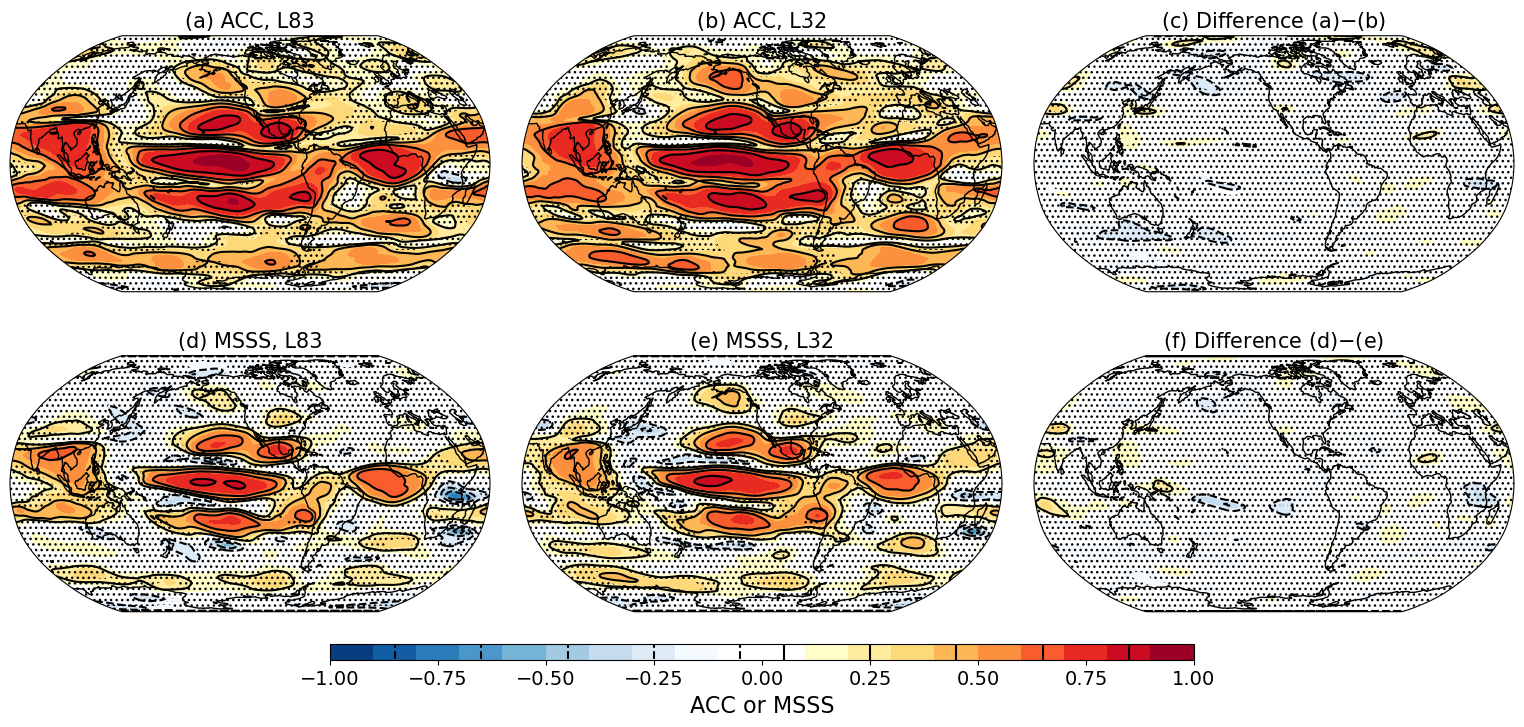
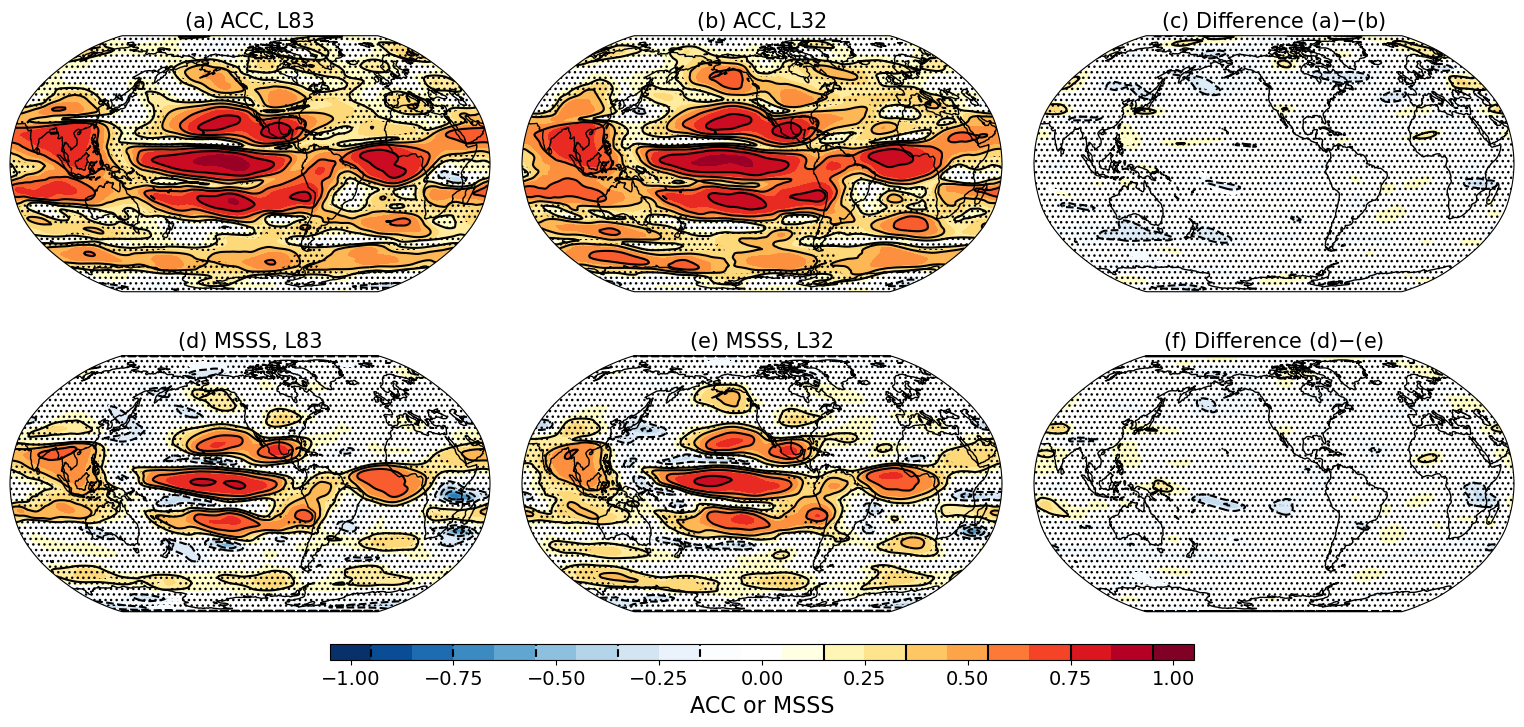
The change to this notebook cell's code, shown as a diff; its figure went from the first image to the second:
--- before
+++ after
@@ -34,3 +34,3 @@
 
 fig.savefig(plotpath+'fig10.png', bbox_inches='tight', facecolor='white')
-
+fig.savefig(plotpath+'fig10.pdf', bbox_inches='tight', facecolor='white')

Commit: updating figure scripts